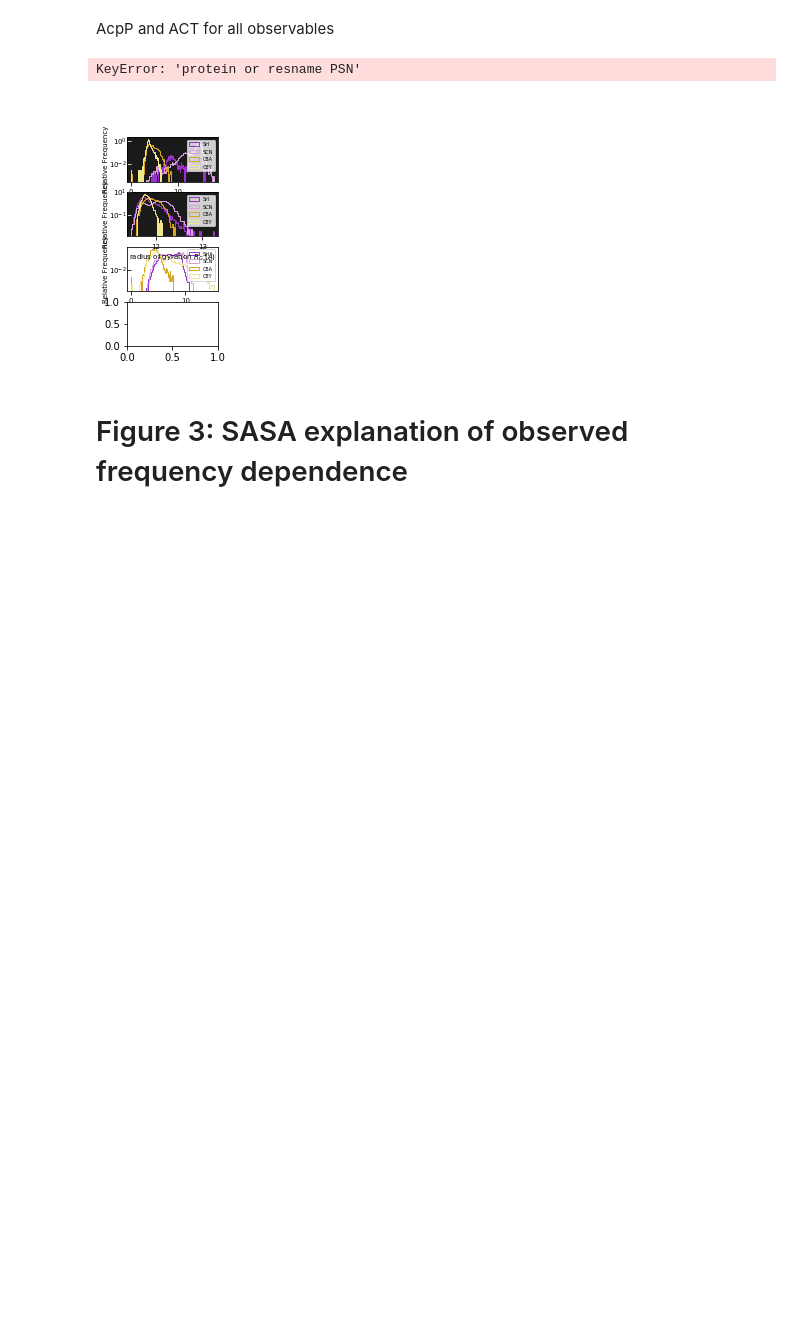
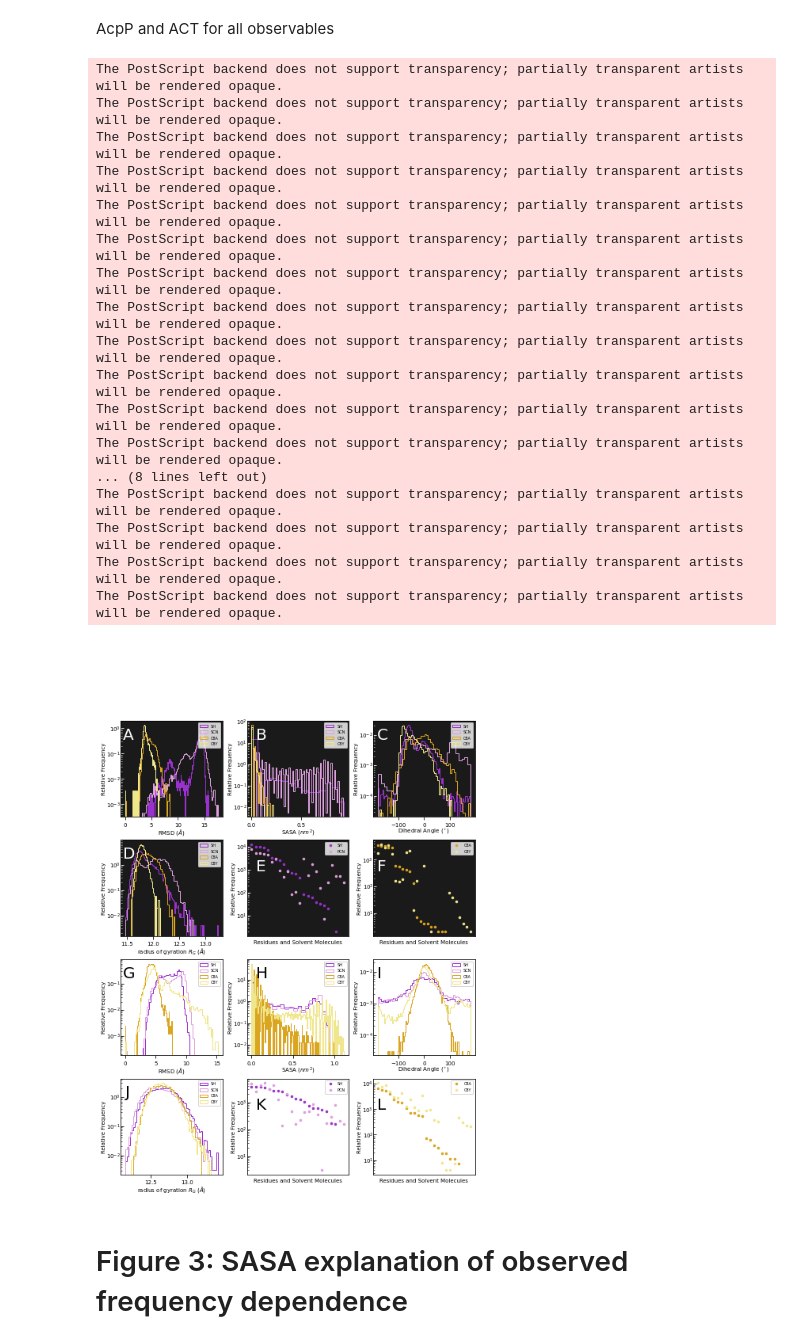
Before and after one commit to CHLresearchgroup/coire, a Jupyter notebook: CGHPaper.ipynb, the cells around one changed output. Cells and saved outputs as stored; diff of their text form; code cells hidden in the pictures; blank space fills up the shorter version.

```diff
--- a/CGHPaper.ipynb
+++ b/CGHPaper.ipynb
@@ -631,7 +649,7 @@ plt.yscale("log")
 
 #ACT Gyration
 plt.subplot2grid((24,18), (18,0), colspan=5, rowspan=5)
-plt.hist(dGyration_190604_3['protein or resname PSN'], 'auto', density = 1, color='darkorchid', histtype='step', stacked=True, label='SH')
+plt.hist(dGyration_190604_3['protein or resname PNS'], 'auto', density = 1, color='darkorchid', histtype='step', stacked=True, label='SH')
 plt.hist(dGyration_190604_4['protein or resname PCN'], 'auto', density = 1, color='plum', histtype='step', stacked=True, label='SCN')
 plt.hist(np.concatenate((dGyration_200106['protein or resname P8A'], dGyration_200107['protein or resname P8A']), axis=None), 'auto', density = 1, color='goldenrod', histtype='step', stacked=True, label='C8A')
 plt.hist(np.concatenate((dGyration_200120['protein or resname P8Y'], dGyration_200121['protein or resname P8Y']), axis=None), 'auto', density = 1, color='khaki', histtype='step', stacked=True, label='C8Y')
@@ -756,35 +774,51 @@ ax = plt.subplot2grid((24,18), (18,12), colspan=5, rowspan=5)
 ax.plot(prox.xval([lResidues_200106_200107, lResidues_200120_200121]), prox.yval([lResidues_200106_200107, lResidues_200120_200121])[0],  '.', ms = 5, color='goldenrod', label="C8A")
 ax.plot(prox.xval([lResidues_200106_200107, lResidues_200120_200121]), prox.yval([lResidues_200106_200107, lResidues_200120_200121])[1],  '.', ms = 5, color='khaki', label="C8Y")
 plt.xlabel("Residues and Solvent Molecules", fontsize="7", labelpad=5)
 plt.ylabel("Relative Frequency", fontsize="7", labelpad=0)
 plt.tick_params(axis='y',which="both",direction='in', pad=0)
 #ax.set_ylabel("Counts", fontsize="8")
 #plt.xticks([prox.xval([lResidues_200106_200107, lResidues_200120_200121])], rotation=45, horizontalalignment='right', fontsize="0")
 plt.xticks([], rotation=45, horizontalalignment='right', fontsize="0")
 plt.yscale('log')
 plt.yticks(fontsize="7")
 plt.legend(loc="upper right", fontsize='5')
 #plt.title("ACT Proximity (P8A/P8Y)", fontsize="8")
 
 fig.set_size_inches(w=8.5,h=11)
 fig.text(0.13,0.85,"A", fontsize="20", color='w')
 fig.text(0.405,0.85,"B", fontsize="20", color='w')
 fig.text(0.655,0.85,"C", fontsize="20", color='w')
 fig.text(0.13,0.66,"D", fontsize="20", color='w')
 fig.text(0.405,0.64,"E", fontsize="20", color='w')
 fig.text(0.655,0.64,"F", fontsize="20", color='w')
 fig.text(0.13,0.47,"G", fontsize="20")
 fig.text(0.405,0.47,"H", fontsize="20")
 fig.text(0.655,0.47,"I", fontsize="20")
 fig.text(0.135,0.28,"J", fontsize="20")
 fig.text(0.405,0.26,"K", fontsize="20")
 fig.text(0.655,0.26,"L", fontsize="20")
 fig.tight_layout()
 plt.savefig("Figure2_mockup.ps")
 plt.show()
 # %% [output]
-KeyError: 'protein or resname PSN'
+The PostScript backend does not support transparency; partially transparent artists will be rendered opaque.
+The PostScript backend does not support transparency; partially transparent artists will be rendered opaque.
+The PostScript backend does not support transparency; partially transparent artists will be rendered opaque.
+The PostScript backend does not support transparency; partially transparent artists will be rendered opaque.
+The PostScript backend does not support transparency; partially transparent artists will be rendered opaque.
+The PostScript backend does not support transparency; partially transparent artists will be rendered opaque.
+The PostScript backend does not support transparency; partially transparent artists will be rendered opaque.
+The PostScript backend does not support transparency; partially transparent artists will be rendered opaque.
+The PostScript backend does not support transparency; partially transparent artists will be rendered opaque.
+The PostScript backend does not support transparency; partially transparent artists will be rendered opaque.
+The PostScript backend does not support transparency; partially transparent artists will be rendered opaque.
+The PostScript backend does not support transparency; partially transparent artists will be rendered opaque.
+... (8 lines left out)
+The PostScript backend does not support transparency; partially transparent artists will be rendered opaque.
+The PostScript backend does not support transparency; partially transparent artists will be rendered opaque.
+The PostScript backend does not support transparency; partially transparent artists will be rendered opaque.
+The PostScript backend does not support transparency; partially transparent artists will be rendered opaque.
-[figure, old version]
+[figure, new version]
 # %% [markdown]
 # Figure 3:  SASA explanation of observed frequency dependence
 # %%
```
Also changed, not shown: parts of 32 cells of this notebook, 17 other files.
